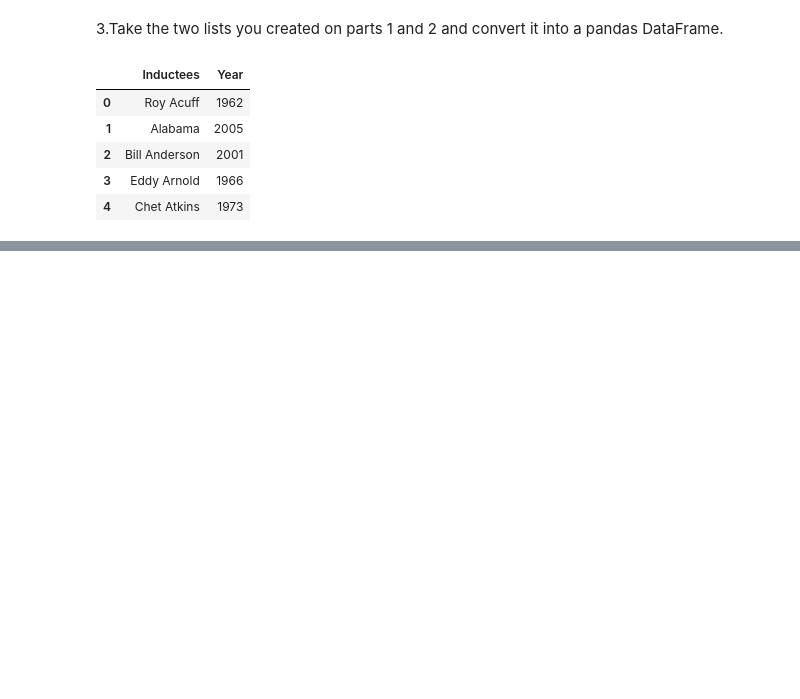
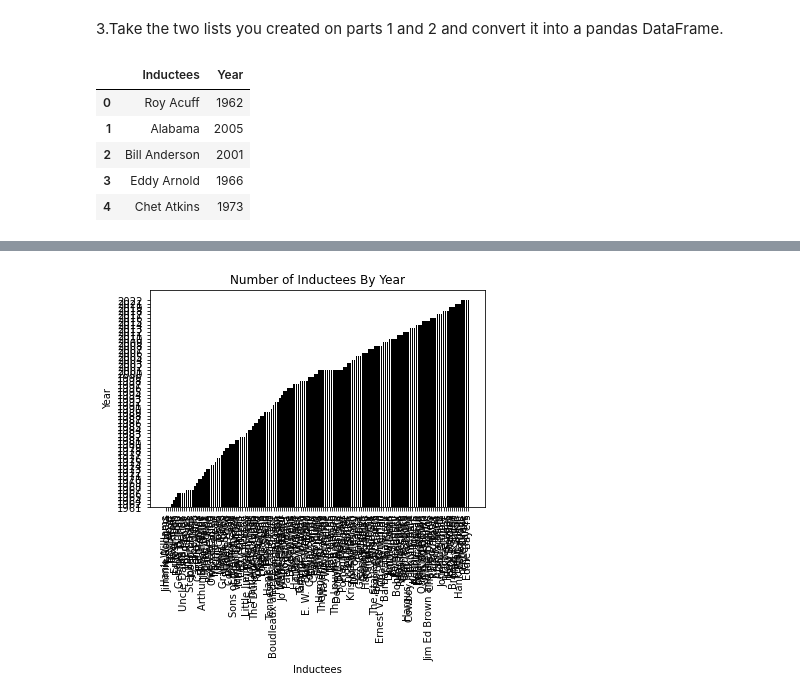
Before and after one commit to NSS-Data-Analytics-Cohort-6/web-scraping-country-music-hof-LJRollerII, a Jupyter notebook: notebooks/Country_Music_HOF.ipynb, the cells around one changed output, grey strips where cells are left out. Cells and saved outputs as stored; diff of their text form; code cells hidden in the pictures; blank space fills up the shorter version.

Commit message:
Added some visualizations

```diff
--- a/notebooks/Country_Music_HOF.ipynb
+++ b/notebooks/Country_Music_HOF.ipynb
@@ -330,0 +277,9 @@ dob
+# %%
+plt.bar(cm_hof.Inductees,cm_hof.Year, color='black')
+plt.title('Number of Inductees By Year')
+plt.xlabel('Inductees')
+plt.ylabel('Year')
+plt.xticks(rotation = 90)
+plt.show()
+# %% [output]
+[figure, added]
```
Also changed, not shown: parts of 30 cells of this notebook.
